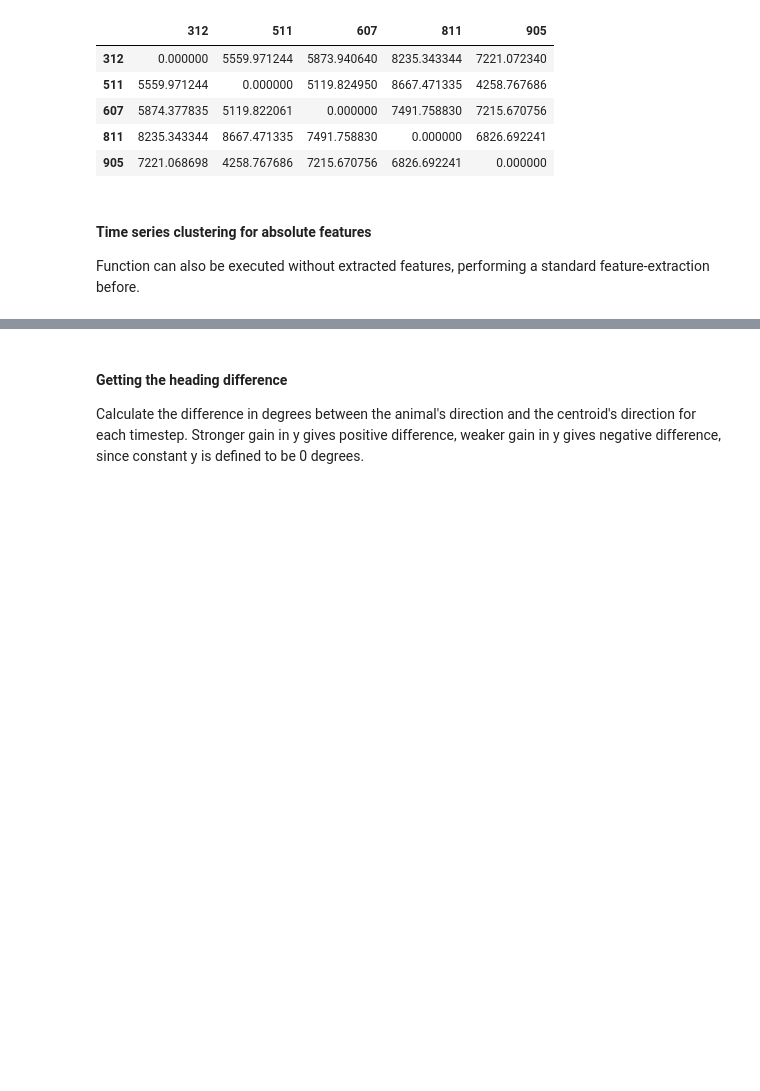
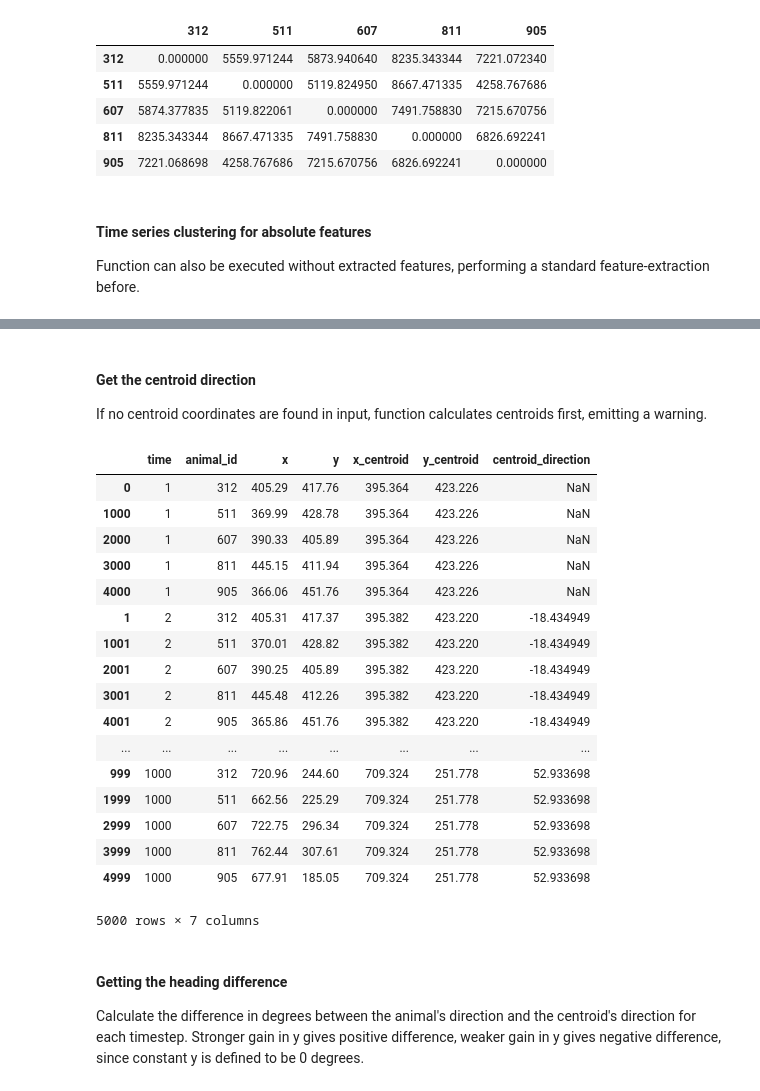
Before and after one commit to dbvis-ukon/movekit, a Jupyter notebook: examples/clustering examples.ipynb, the cells around one changed output, grey strips where cells are left out. Drawn from its saved outputs; the diff is of its cells as text; code cells hidden in the pictures; blank space fills up the shorter version.

```diff
--- a/examples/clustering examples.ipynb
+++ b/examples/clustering examples.ipynb
@@ -125,6 +144,30 @@ mkit.ts_cluster(feats, 3).head(13)
 | 10 | 11 | 312 | 49.687822 | 84.577103 | 0.032954 | 0.027734 | 0.003295 | -69.992407 | ... |
 | 11 | 12 | 312 | 49.699097 | 84.532867 | 0.045650 | 0.029264 | -0.004066 | -75.700677 | ... |
 | 12 | 13 | 312 | 49.711781 | 84.512961 | 0.023604 | 0.031684 | -0.004275 | -57.494283 | ... |
+# %% [markdown]
+#### Get the centroid direction
+If no centroid coordinates are found in input, function calculates centroids first, emitting a warning.
+# %%
+mkit.compute_centroid_direction(data).sort_values(['time','animal_id'])
+# %% [output]
+|  | time | animal_id | x | y | x_centroid | y_centroid | centroid_direction |
+| 0 | 1 | 312 | 405.29 | 417.76 | 395.364 | 423.226 | NaN |
+| 1000 | 1 | 511 | 369.99 | 428.78 | 395.364 | 423.226 | NaN |
+| 2000 | 1 | 607 | 390.33 | 405.89 | 395.364 | 423.226 | NaN |
+| 3000 | 1 | 811 | 445.15 | 411.94 | 395.364 | 423.226 | NaN |
+| 4000 | 1 | 905 | 366.06 | 451.76 | 395.364 | 423.226 | NaN |
+| 1 | 2 | 312 | 405.31 | 417.37 | 395.382 | 423.220 | -18.434949 |
+| 1001 | 2 | 511 | 370.01 | 428.82 | 395.382 | 423.220 | -18.434949 |
+| 2001 | 2 | 607 | 390.25 | 405.89 | 395.382 | 423.220 | -18.434949 |
+| 3001 | 2 | 811 | 445.48 | 412.26 | 395.382 | 423.220 | -18.434949 |
+| 4001 | 2 | 905 | 365.86 | 451.76 | 395.382 | 423.220 | -18.434949 |
+| ... | ... | ... | ... | ... | ... | ... | ... |
+| 999 | 1000 | 312 | 720.96 | 244.60 | 709.324 | 251.778 | 52.933698 |
+| 1999 | 1000 | 511 | 662.56 | 225.29 | 709.324 | 251.778 | 52.933698 |
+| 2999 | 1000 | 607 | 722.75 | 296.34 | 709.324 | 251.778 | 52.933698 |
+| 3999 | 1000 | 811 | 762.44 | 307.61 | 709.324 | 251.778 | 52.933698 |
+| 4999 | 1000 | 905 | 677.91 | 185.05 | 709.324 | 251.778 | 52.933698 |
+5000 rows × 7 columns
 # %% [markdown]
 #### Getting the heading difference
 Calculate the difference in degrees between the animal's direction and the centroid's direction for each timestep. Stronger gain in y gives positive difference, weaker gain in y gives negative difference, since constant y is defined to be 0 degrees.
```
Also changed, not shown: parts of 7 cells of this notebook, 3 other files.
